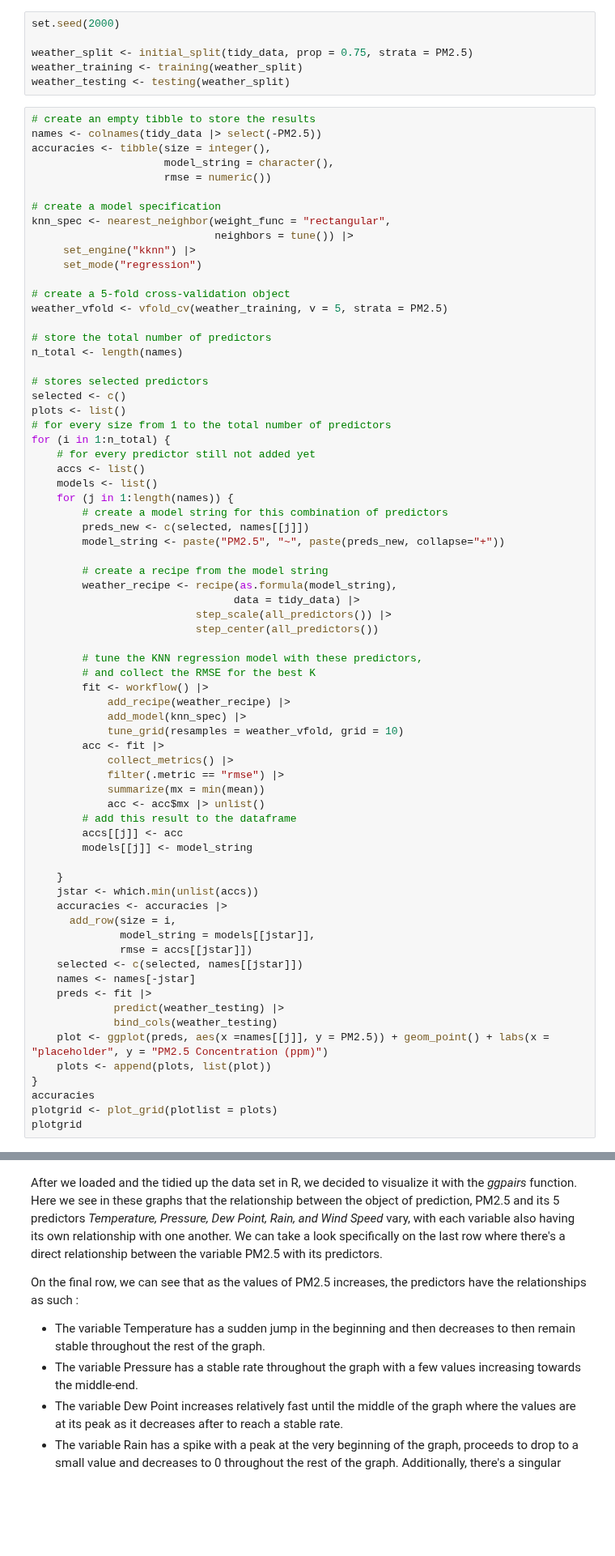
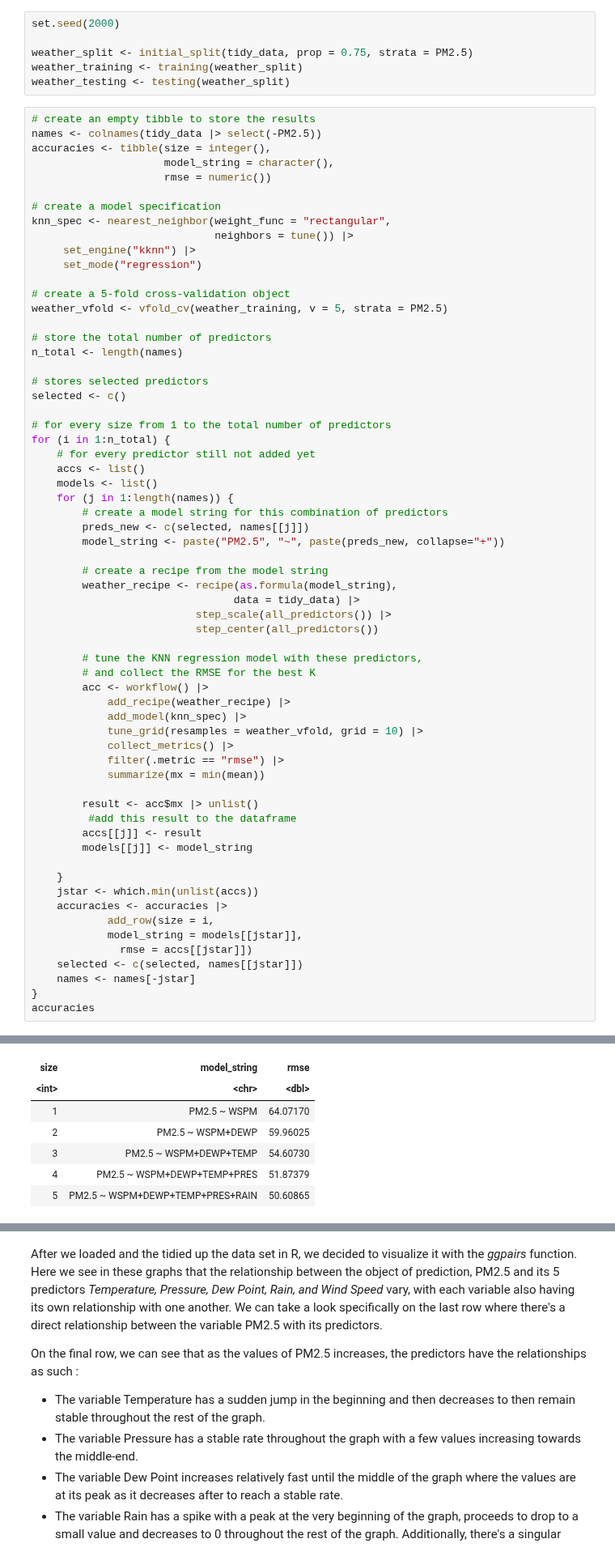
Before and after one commit to Noname397/dsci100groupproject96, a Jupyter notebook: Final Project.ipynb, the cells around one changed output, grey strips where cells are left out. Shown at 81% size. Drawn from its saved outputs; the diff is of its cells as text; blank space fills up the shorter version.

```diff
--- a/Final Project.ipynb
+++ b/Final Project.ipynb
@@ -131,7 +131,7 @@ n_total <- length(names)
 
 # stores selected predictors
 selected <- c()
-plots <- list()
+
 # for every size from 1 to the total number of predictors
 for (i in 1:n_total) {
     # for every predictor still not added yet
@@ -150,34 +150,27 @@ for (i in 1:n_total) {
 
         # tune the KNN regression model with these predictors,
         # and collect the RMSE for the best K
-        fit <- workflow() |>
+        acc <- workflow() |>
             add_recipe(weather_recipe) |>
             add_model(knn_spec) |>
-            tune_grid(resamples = weather_vfold, grid = 10)
-        acc <- fit |>
+            tune_grid(resamples = weather_vfold, grid = 10) |>
             collect_metrics() |>
             filter(.metric == "rmse") |>
             summarize(mx = min(mean))
-            acc <- acc$mx |> unlist()
-        # add this result to the dataframe
-        accs[[j]] <- acc
+
+        result <- acc$mx |> unlist()
+         #add this result to the dataframe
+        accs[[j]] <- result
         models[[j]] <- model_string
 
     }
     jstar <- which.min(unlist(accs))
     accuracies <- accuracies |>
-      add_row(size = i,
-              model_string = models[[jstar]],
+            add_row(size = i,
+            model_string = models[[jstar]],
               rmse = accs[[jstar]])
     selected <- c(selected, names[[jstar]])
     names <- names[-jstar]
-    preds <- fit |>
-             predict(weather_testing) |>
-             bind_cols(weather_testing)
-    plot <- ggplot(preds, aes(x =names[[j]], y = PM2.5)) + geom_point() + labs(x = "placeholder", y = "PM2.5 Concentration (ppm)")
-    plots <- append(plots, list(plot))
 }
 accuracies
-plotgrid <- plot_grid(plotlist = plots)
-plotgrid
 # %% [output]
@@ -184,0 +178,7 @@ ERROR: Error in UseMethod("predict"): no applicable method for 'predict' applied
+| size | model_string | rmse |
+| <int> | <chr> | <dbl> |
+| 1 | PM2.5 ~ WSPM | 64.07170 |
+| 2 | PM2.5 ~ WSPM+DEWP | 59.96025 |
+| 3 | PM2.5 ~ WSPM+DEWP+TEMP | 54.60730 |
+| 4 | PM2.5 ~ WSPM+DEWP+TEMP+PRES | 51.87379 |
+| 5 | PM2.5 ~ WSPM+DEWP+TEMP+PRES+RAIN | 50.60865 |
```
Also changed, not shown: parts of 2 cells of this notebook.
